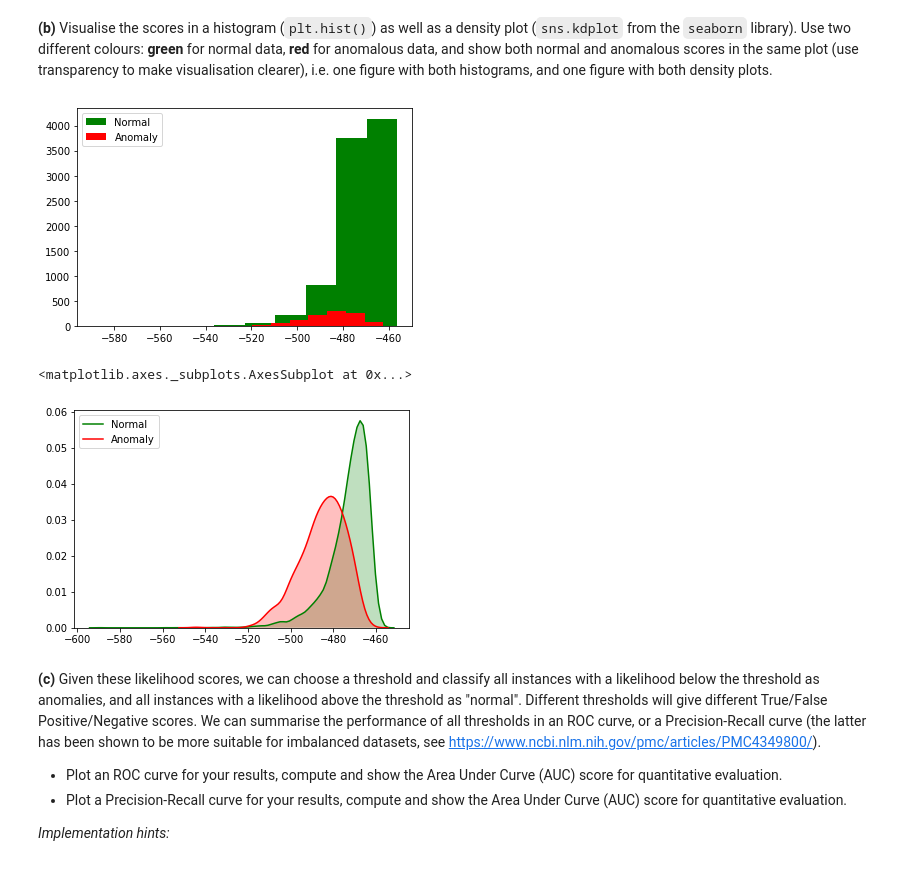
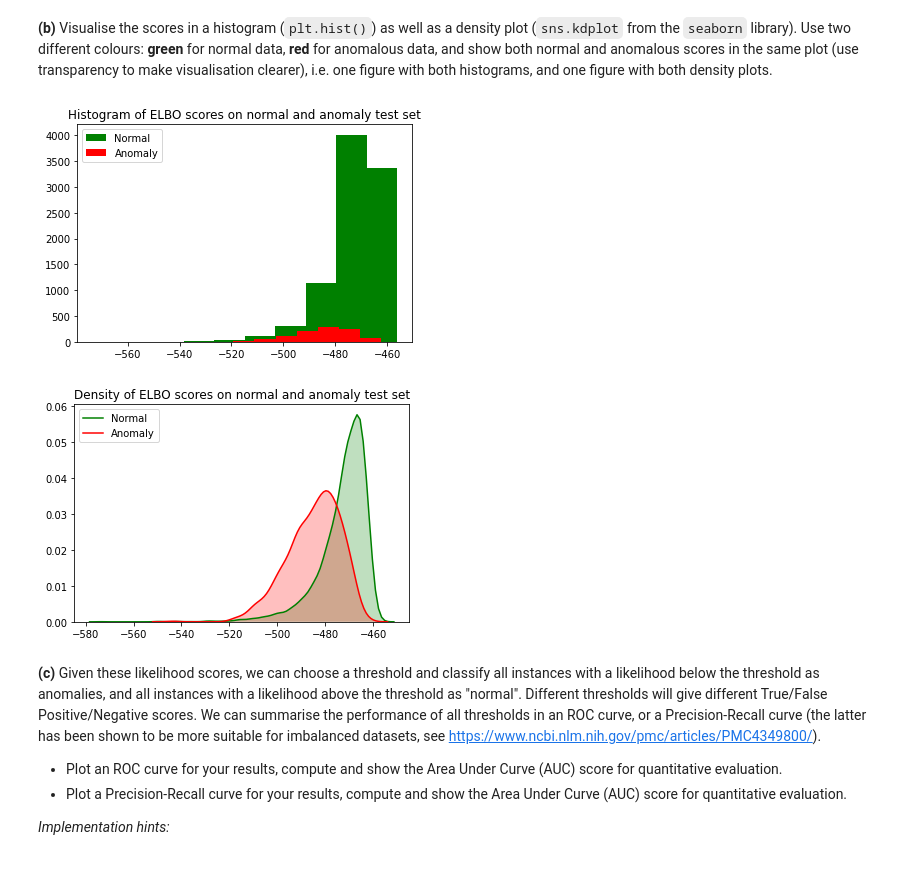
Before and after one commit to tommasobonomo/deeplearning-assignments, a Jupyter notebook: Assignment 4/Assignment_4.ipynb, the cells around one changed output. Cells and saved outputs as stored; diff of their text form; code cells hidden in the pictures.

```diff
--- a/Assignment 4/Assignment_4.ipynb
+++ b/Assignment 4/Assignment_4.ipynb
@@ -261,17 +261,18 @@ anomaly_test_losses = likelihood_estimation(x_test_anomaly, vae)
 # %%
 #### INSERT CODE HERE ####
 plt.hist(normal_test_losses, label="Normal", color="green")
 plt.hist(anomaly_test_losses, label="Anomaly", color="red")
 plt.legend()
+plt.title("Histogram of ELBO scores on normal and anomaly test set")
 plt.show()
+
+sns.kdeplot(normal_test_losses, shade=True, label="Normal", color="green")
+sns.kdeplot(anomaly_test_losses, shade=True, label="Anomaly", color="red")
+plt.title("Density of ELBO scores on normal and anomaly test set")
+plt.show()
 # %% [output]
-[figure, old version]
+[figure, new version]
+[figure, added]
-# %%
-sns.kdeplot(normal_test_losses, shade=True, label="Normal", color="green")
-sns.kdeplot(anomaly_test_losses, shade=True, label="Anomaly", color="red")
-# %% [output]
-<matplotlib.axes._subplots.AxesSubplot at 0x...>
-[figure, removed]
 # %% [markdown]
 **(c)** Given these likelihood scores, we can choose a threshold and classify all instances with a likelihood below the threshold as anomalies, and all instances with a likelihood above the threshold as "normal". Different thresholds will give different True/False Positive/Negative scores. We can summarise the performance of all thresholds in an ROC curve, or a Precision-Recall curve (the latter has been shown to be more suitable for imbalanced datasets, see https://www.ncbi.nlm.nih.gov/pmc/articles/PMC4349800/).
 * Plot an ROC curve for your results, compute and show the Area Under Curve (AUC) score for quantitative evaluation.
```
Also changed, not shown: parts of 7 cells of this notebook.
